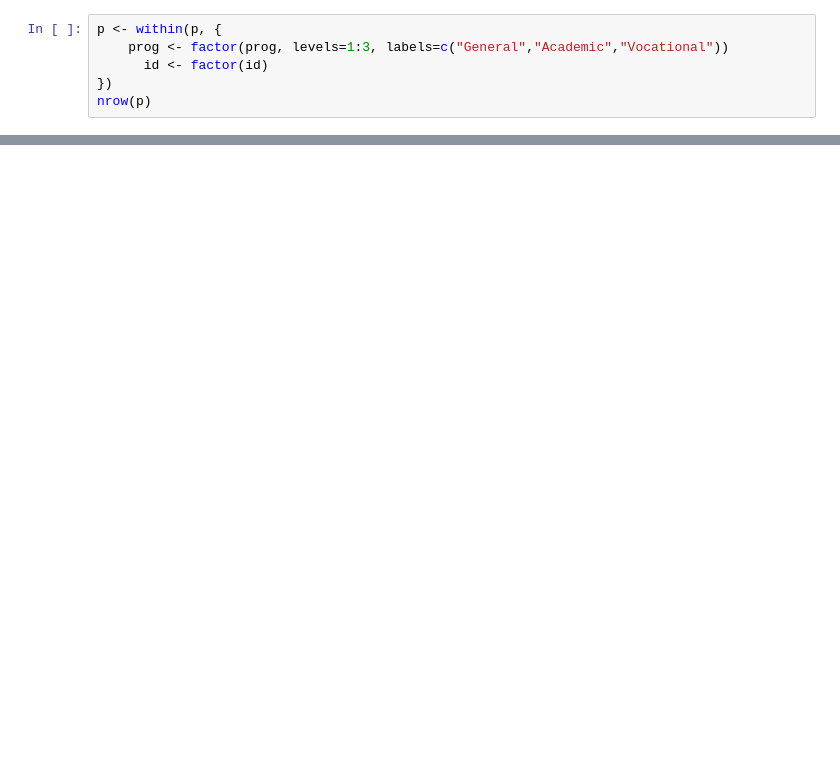
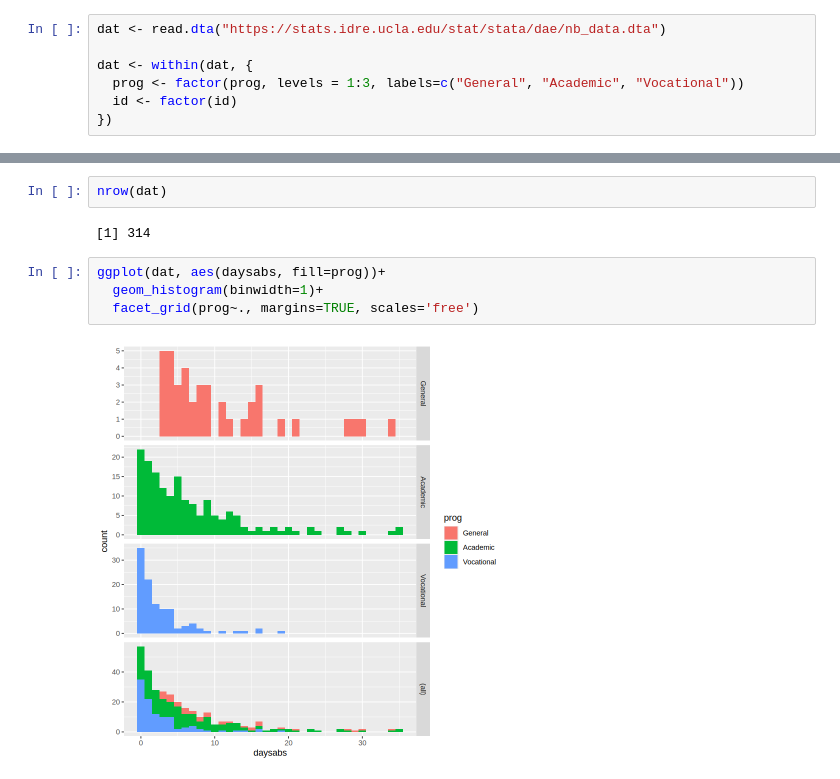
Before and after one commit to donggeunlee77/R-exercise, a Jupyter notebook: R-Negative-binomial-regression.ipynb, the cells around one changed output, grey strips where cells are left out. Drawn from its saved outputs; the diff is of its cells as text; blank space fills up the shorter version.

```diff
--- a/R-Negative-binomial-regression.ipynb
+++ b/R-Negative-binomial-regression.ipynb
@@ -35,6 +23,7 @@ enrolled. It is coded as 1 = “General”, 2 = “Academic” and 3 = “Vocati
 # %%
-p <- within(p, {
-    prog <- factor(prog, levels=1:3, labels=c("General","Academic","Vocational"))
-      id <- factor(id)
+dat <- read.dta("https://stats.idre.ucla.edu/stat/stata/dae/nb_data.dta")
+
+dat <- within(dat, {
+  prog <- factor(prog, levels = 1:3, labels=c("General", "Academic", "Vocational"))
+  id <- factor(id)
 })
-nrow(p)
@@ -59 +53,11 @@ summary(p)
+# %%
+nrow(dat)
+# %% [output]
+[1] 314
+# %%
+ggplot(dat, aes(daysabs, fill=prog))+
+  geom_histogram(binwidth=1)+
+  facet_grid(prog~., margins=TRUE, scales='free')
+# %% [output]
+[figure, added]
 # %%
```
Also changed, not shown: parts of 57 cells of this notebook.
